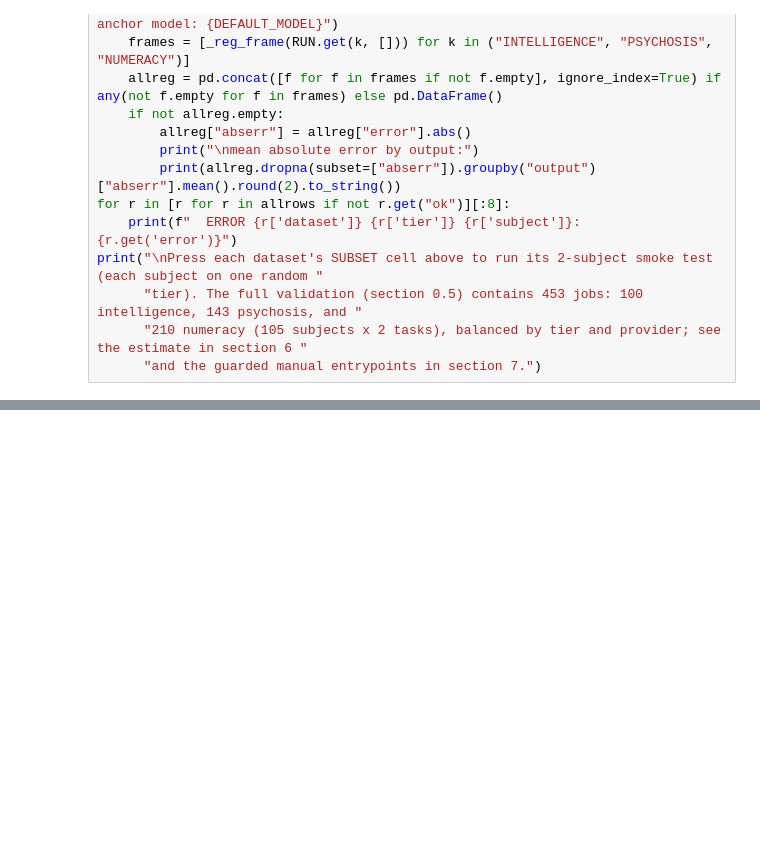
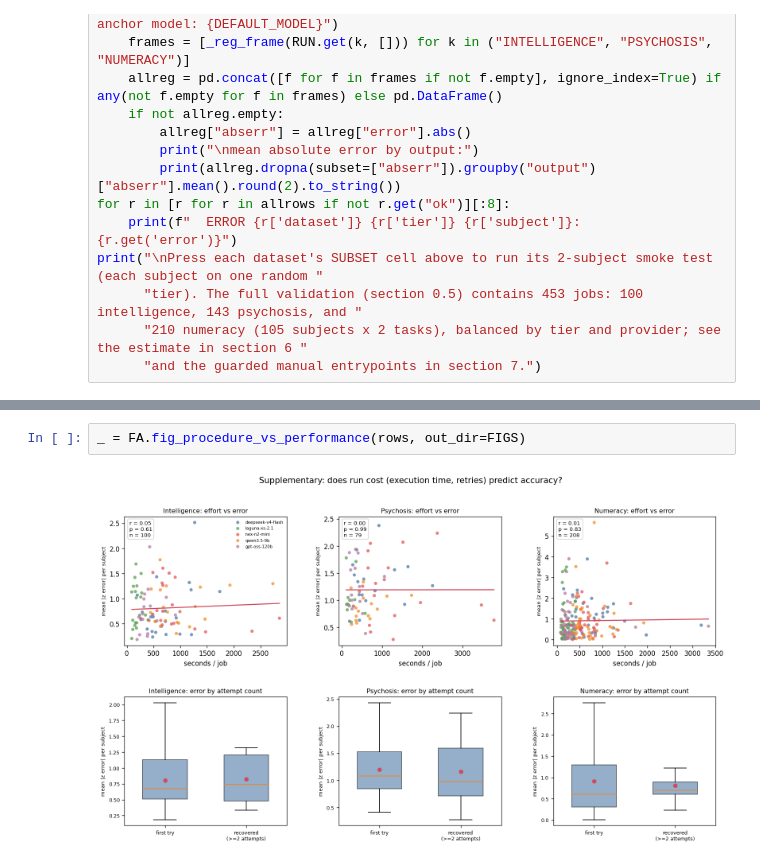
Before and after one commit to stvsever/multi_agent_decision_support_system, a Jupyter notebook: validation/validation_with_openneuro_datasets.ipynb, the cells around one changed output, grey strips where cells are left out. Saved outputs shown, nothing was run; the diff lists cells and outputs as text; blank space fills up the shorter version.

```diff
--- a/validation/validation_with_openneuro_datasets.ipynb
+++ b/validation/validation_with_openneuro_datasets.ipynb
@@ -1265,0 +1400,4 @@ print("\nPress each dataset's SUBSET cell above to run its 2-subject smoke test
+# %%
+_ = FA.fig_procedure_vs_performance(rows, out_dir=FIGS)
+# %% [output]
+[figure, added]
```
Also changed, not shown: parts of 18 cells of this notebook, 8 other files.
